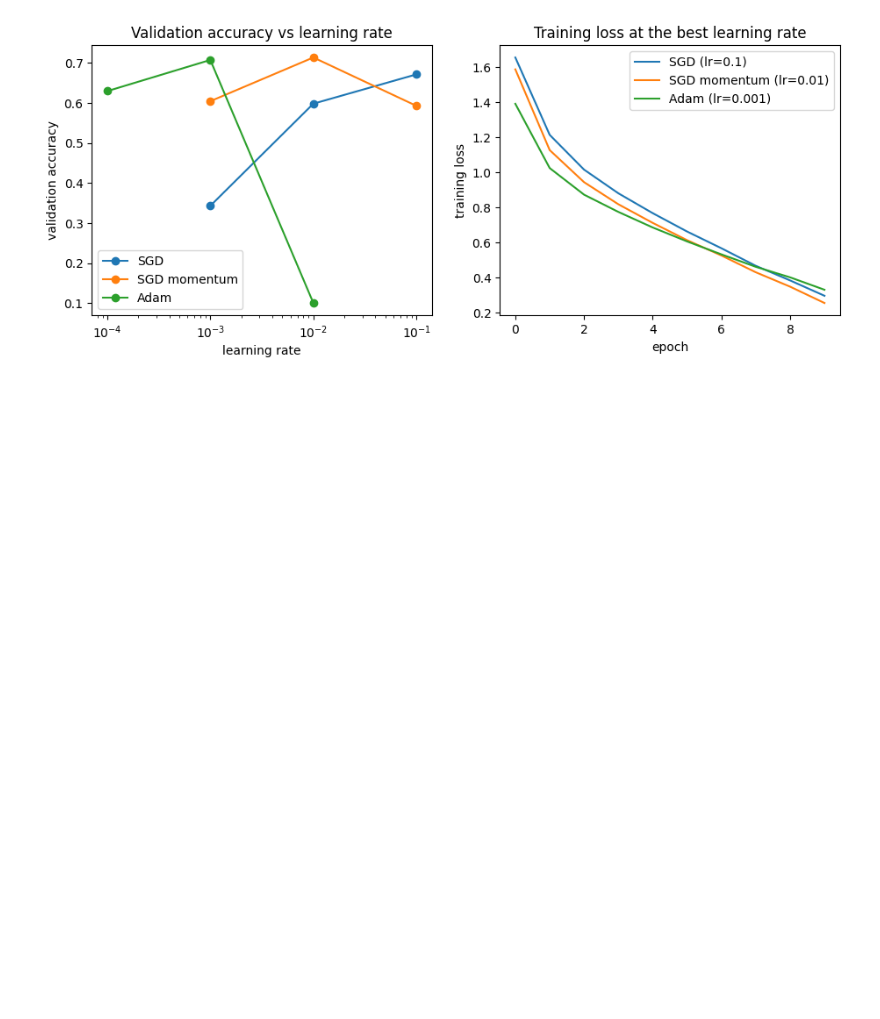
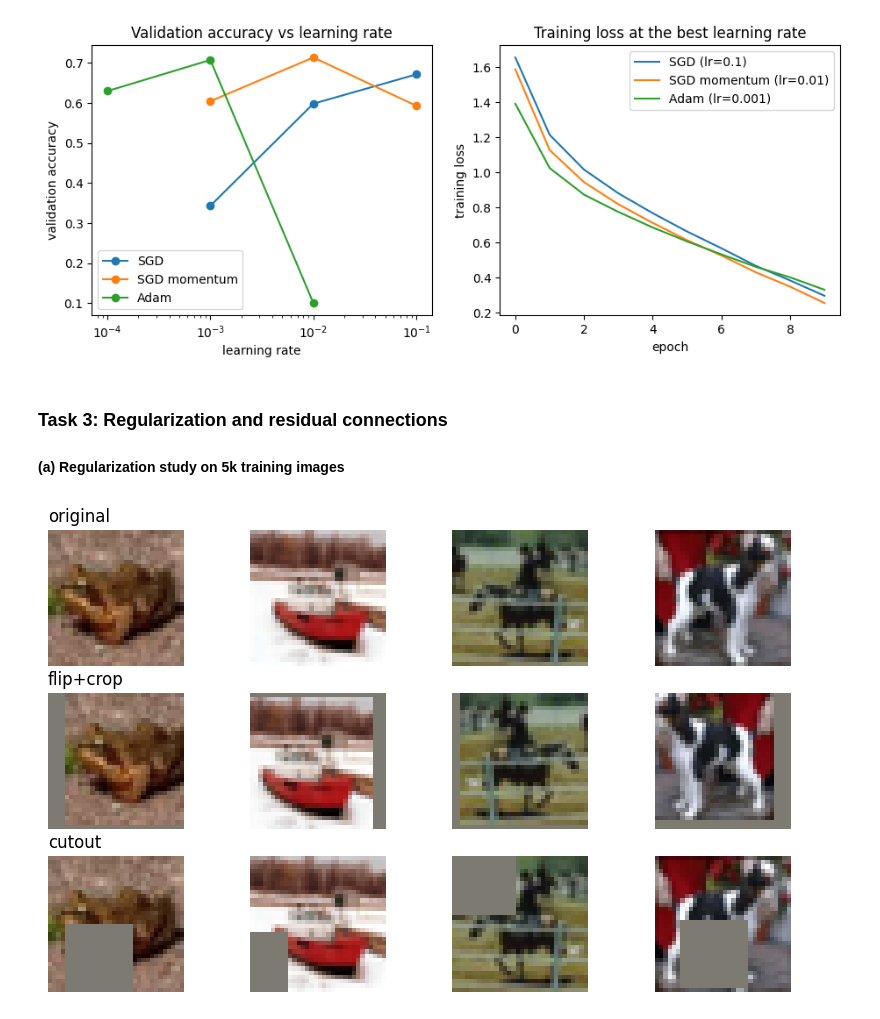
Before and after one commit to Nithira17/EN4554-Assignment_2-CNNs, a Jupyter notebook: assignment_2.ipynb, the cells around one changed output. Cells and saved outputs as stored; diff of their text form; code cells hidden in the pictures; blank space fills up the shorter version.

Commit message:
Task 3 completed

```diff
--- a/assignment_2.ipynb
+++ b/assignment_2.ipynb
@@ -494,3 +494,52 @@ plt.title('Training loss at the best learning rate'); plt.legend()
 plt.show()
 # %% [output]
 [figure]
+# %% [markdown]
+### Task 3: Regularization and residual connections
+
+#### (a) Regularization study on 5k training images
+# %%
+def flip_crop(x, pad=4):
+    # random horizontal flip + random 32x32 crop from the image padded by 4 pixels
+    xp = F.pad(x, (pad, pad, pad, pad))
+    out = torch.zeros_like(x)
+    for i in range(len(x)):
+        img = xp[i]
+        if np.random.rand() < 0.5:
+            img = img.flip(2)
+        dy, dx = np.random.randint(0, 2 * pad + 1, 2)
+        out[i] = img[:, dy:dy + 32, dx:dx + 32]
+    return out
+
+
+def cutout(x, size=16):
+    # set a random size x size square to 0
+    x = x.clone()
+    for i in range(len(x)):
+        cy, cx = np.random.randint(0, 32, 2)
+        y1, y2 = max(0, cy - size // 2), min(32, cy + size // 2)
+        x1, x2 = max(0, cx - size // 2), min(32, cx + size // 2)
+        x[i, :, y1:y2, x1:x2] = 0
+    return x
+
+
+def mixup(x, y, alpha=1.0):
+    # mix every image with another random image of the batch
+    lam = float(np.random.beta(alpha, alpha))
+    idx = torch.randperm(len(x), device=x.device)
+    return lam * x + (1 - lam) * x[idx], y, y[idx], lam
+
+
+sample = X_train[:4]
+plt.figure(figsize=(10, 6))
+for row, (title, func) in enumerate([('original', lambda a: a), ('flip+crop', flip_crop), ('cutout', cutout)]):
+    imgs = func(sample)
+    for j in range(4):
+        plt.subplot(3, 4, row * 4 + j + 1)
+        img = (imgs[j] * std[0] + mean[0]).permute(1, 2, 0).clamp(0, 1)   # undo the normalisation
+        plt.imshow(img); plt.axis('off')
+        if j == 0:
+            plt.title(title, loc='left')
+plt.show()
+# %% [output]
+[figure, added]
```
Also changed, not shown: parts of 7 cells of this notebook.
